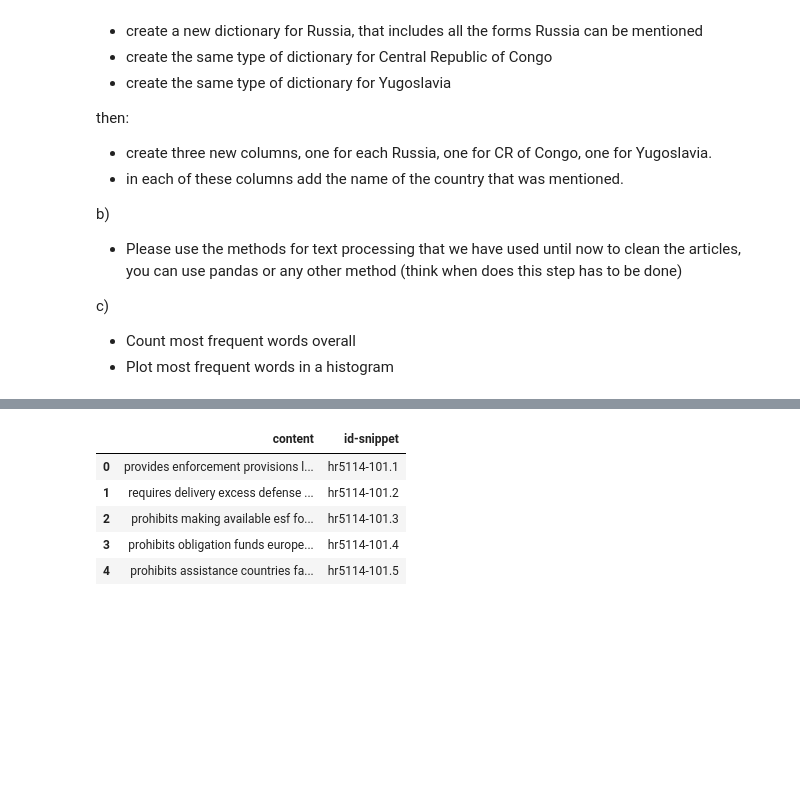
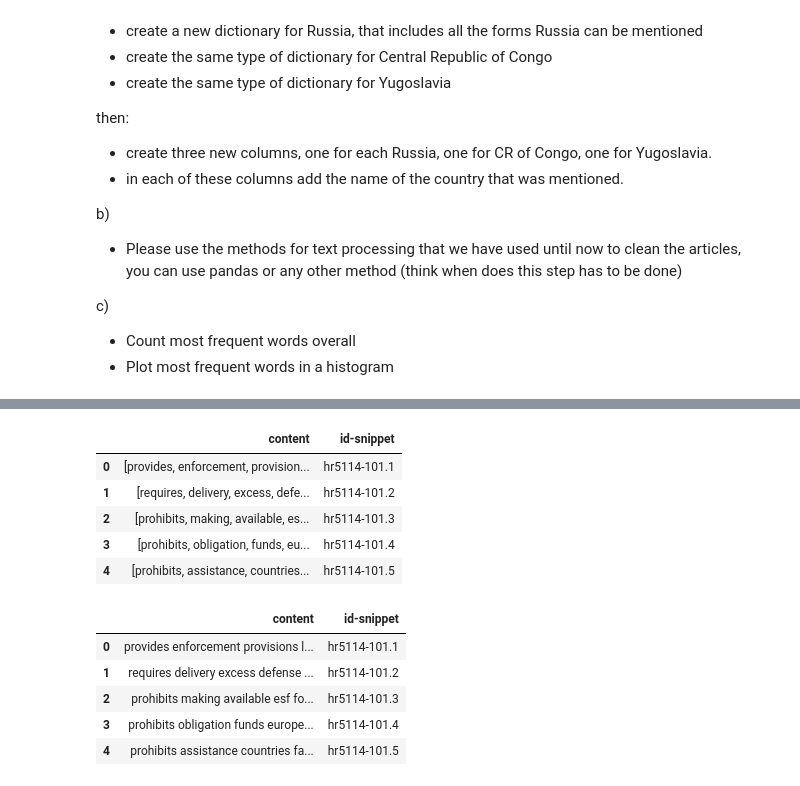
Before and after one commit to schapa094/Computational-Text-Analysis-for-Political-Science, a Jupyter notebook: Python code/Exercise Solutions/Session 6_Solutions.ipynb, the cells around one changed output, grey strips where cells are left out. Drawn from its saved outputs; the diff is of its cells as text; code cells hidden in the pictures; blank space fills up the shorter version.

```diff
--- a/Python code/Exercise Solutions/Session 6_Solutions.ipynb
+++ b/Python code/Exercise Solutions/Session 6_Solutions.ipynb
@@ -455,4 +573,18 @@ def nlp_pipeline(text):
     text = [token for token in text if token not in stop_words]
 
     return text
+# %%
+from nltk.corpus import stopwords
+stop_words = stopwords.words('english')
+
+sascat['content'] = sascat['content'].apply(nlp_pipeline)
+
+sascat.head()
+# %% [output]
+|  | content | id-snippet |
+| 0 | [provides, enforcement, provision... | hr5114-101.1 |
+| 1 | [requires, delivery, excess, defe... | hr5114-101.2 |
+| 2 | [prohibits, making, available, es... | hr5114-101.3 |
+| 3 | [prohibits, obligation, funds, eu... | hr5114-101.4 |
+| 4 | [prohibits, assistance, countries... | hr5114-101.5 |
 # %%
```
Also changed, not shown: parts of 13 cells of this notebook.
